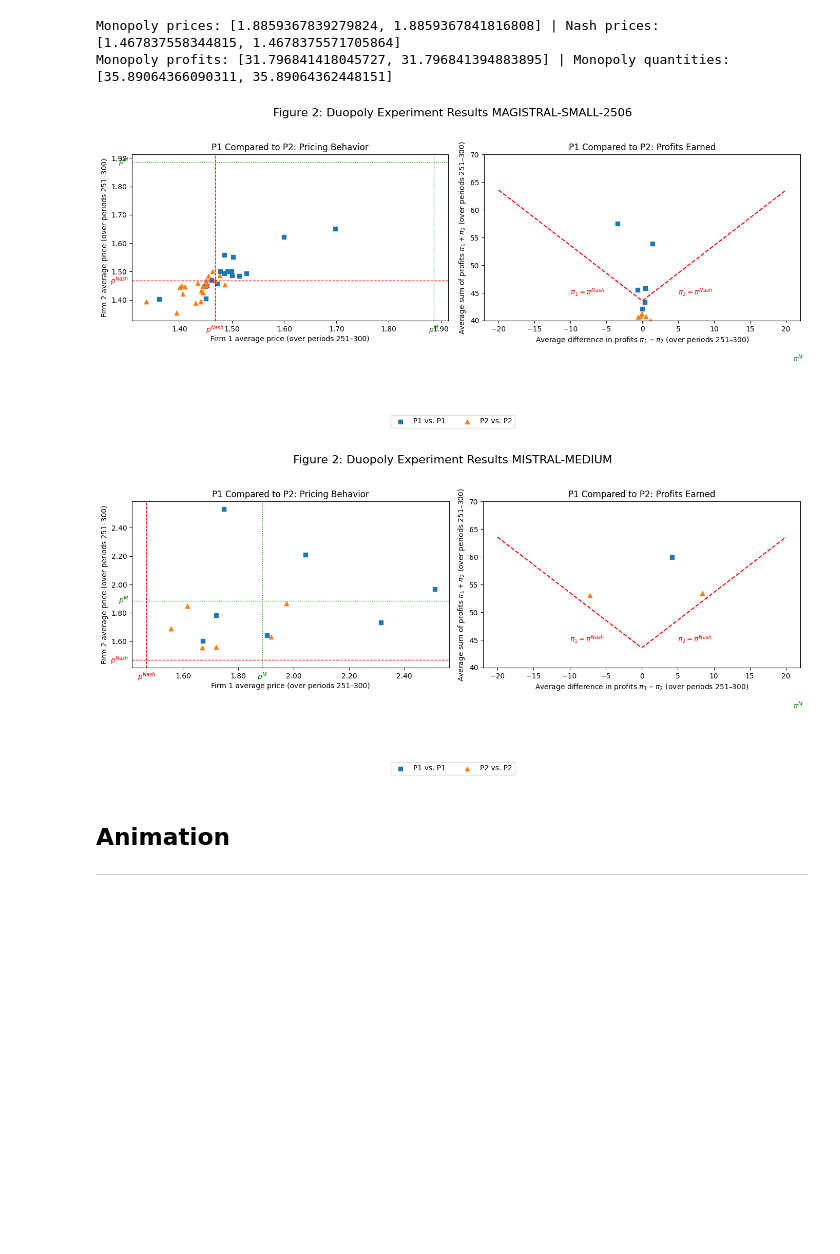
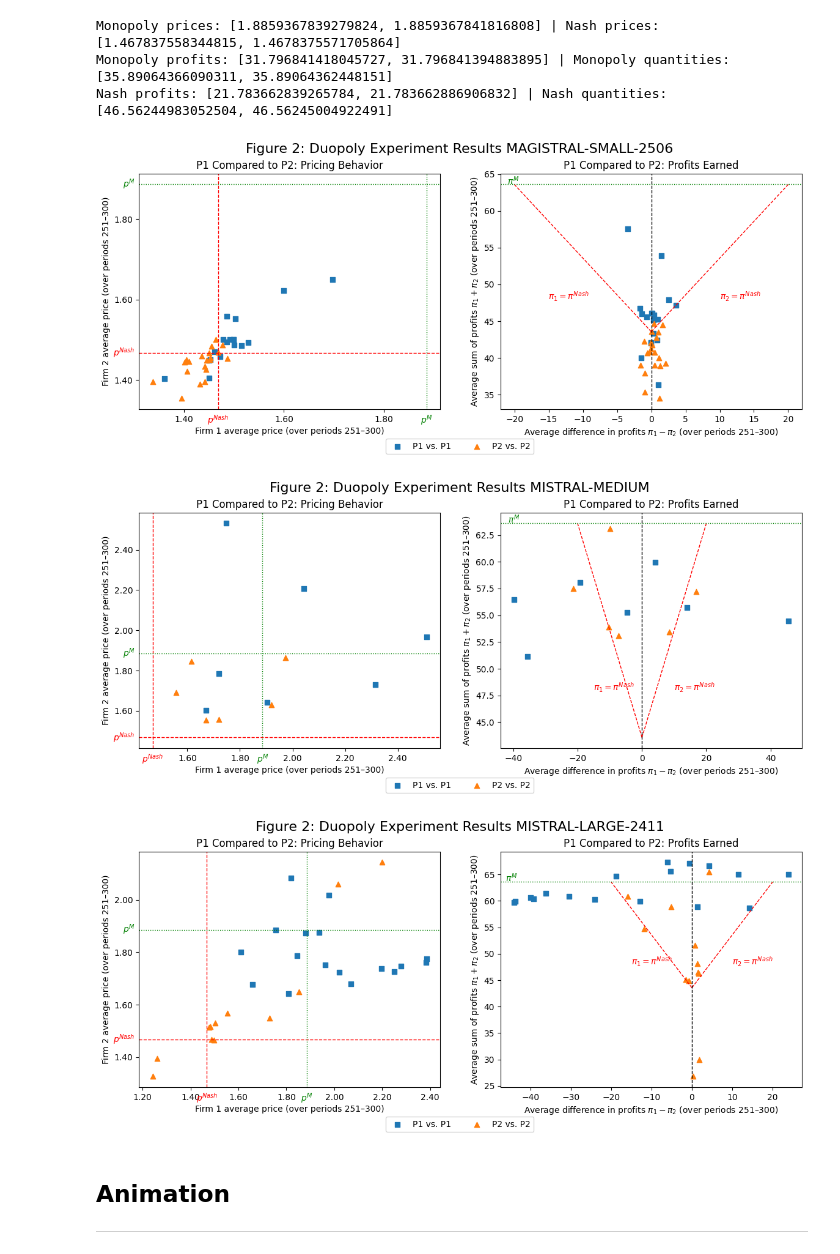
Before and after one commit to luciasauer/algorithmic_pricing_llms, a Jupyter notebook: src/replication_prototype/results.ipynb, the cells around one changed output. Cells and saved outputs as stored; diff of their text form; code cells hidden in the pictures; blank space fills up the shorter version.

Commit message:
fixed plotting and calculation functions duopoly results

```diff
--- a/src/replication_prototype/results.ipynb
+++ b/src/replication_prototype/results.ipynb
@@ -96,8 +96,21 @@ nash_profits = get_profits(
     sigma=sigma,
     group_idxs=group_idxs,
 )
+
+nash_quantities = get_quantities(
+    p=tuple(nash_prices),
+    a0=a0,
+    a=a,
+    mu=mu,
+    alpha=alpha,
+    multiplier=beta,
+    sigma=sigma,
+    group_idxs=group_idxs,
+)
 print(f"Monopoly prices: {monopoly_prices} | Nash prices: {nash_prices}")
 print(f"Monopoly profits: {monopoly_profits} | Monopoly quantities: {monopoly_q}")
+print(f"Nash profits: {nash_profits} | Nash quantities: {nash_quantities}")
 # %% [output]
 Monopoly prices: [1.8859367839279824, 1.8859367841816808] | Nash prices: [1.467837558344815, 1.4678375571705864]
 Monopoly profits: [31.796841418045727, 31.796841394883895] | Monopoly quantities: [35.89064366090311, 35.89064362448151]
+Nash profits: [21.783662839265784, 21.783662886906832] | Nash quantities: [46.56244983052504, 46.56245004922491]
@@ -104,17 +197,18 @@ Monopoly profits: [31.796841418045727, 31.796841394883895] | Monopoly quantities
 # %%
-for model in ["magistral-small-2506", "mistral-medium"]:
+for model in ["magistral-small-2506", "mistral-medium", "mistral-large-2411"]:
     df_res = make_df_from_results(results_path='mistral_ai/results/duopoly', model_name=model)
     plot_duopoly_results_from_df(df_res,
                                 p_nash=nash_prices[0],
                                 p_m=monopoly_prices[0],
                                 pi_nash=nash_profits[0],
                                 pi_m=monopoly_profits[0],
                                 title="Figure 2: Duopoly Experiment Results {}".format(model.upper()),
                                 save_path="./imgs/duopoly_results_{}.png".format(model)
     )
 # %% [output]
-[figure, old version]
+[figure, new version]
-[figure, old version]
+[figure, new version]
+[figure, added]
 # %% [markdown]
 ## Animation
 ---
```
Also changed, not shown: parts of 2 cells of this notebook, 1 other file.
